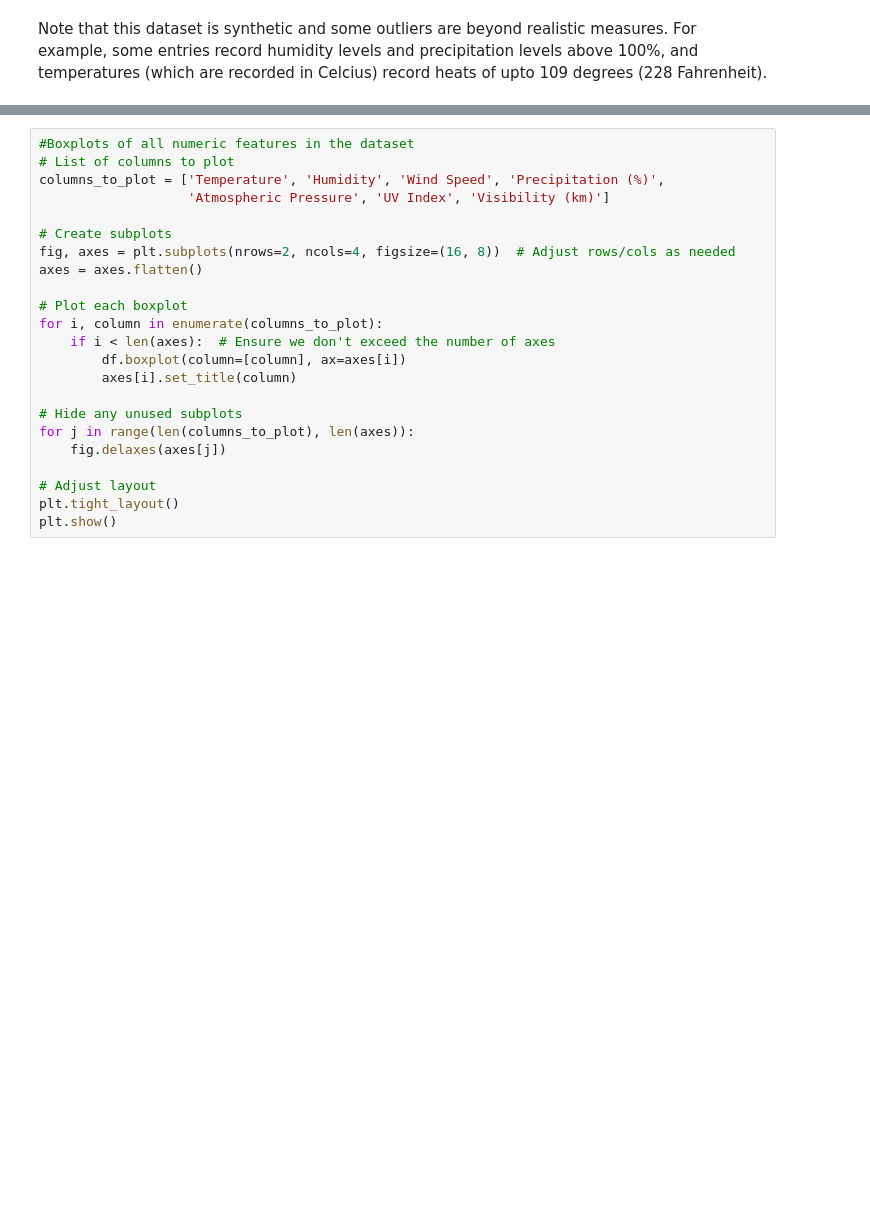
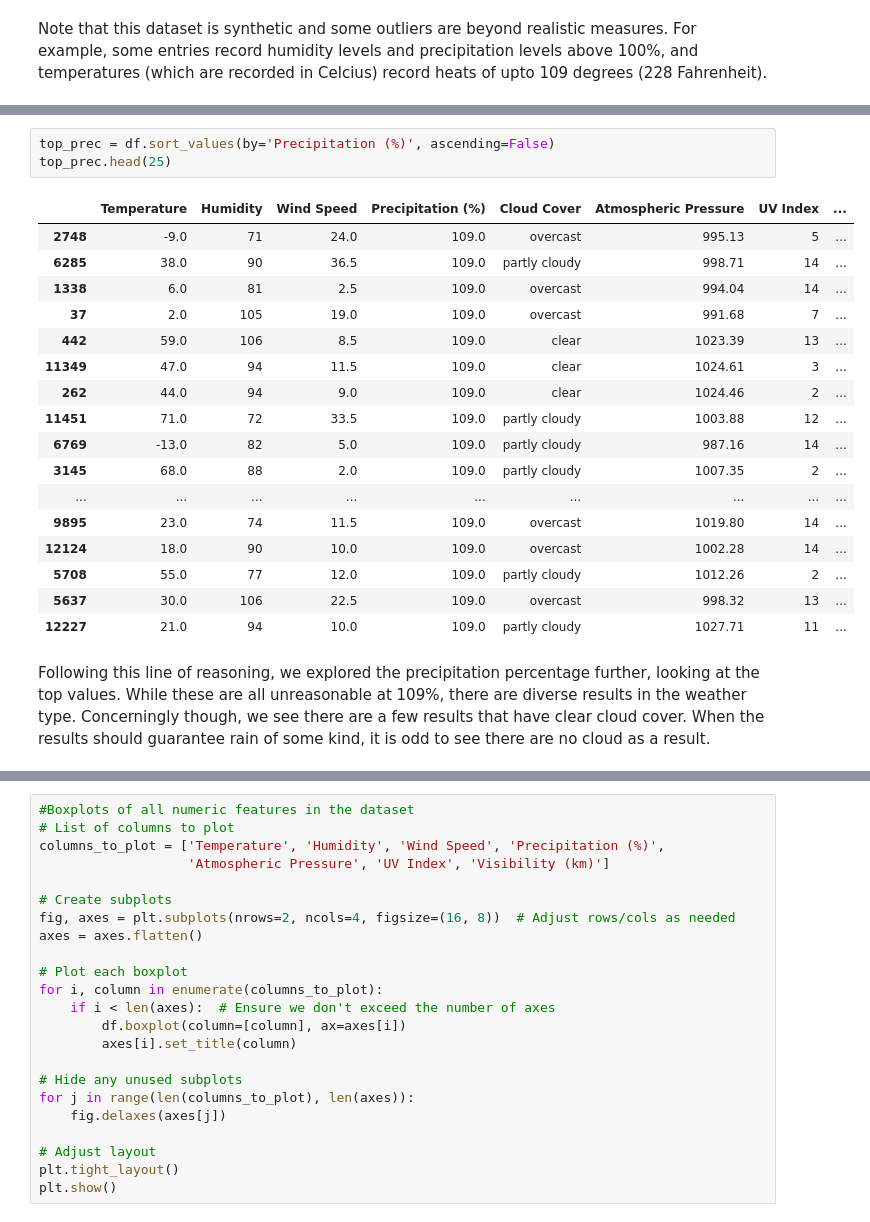
Before and after one commit to rhit-jaegerba/CSSE-MA415-Predicting-Weather, a Jupyter notebook: PrelimWork.ipynb, the cells around one changed output, grey strips where cells are left out. Drawn from its saved outputs; the diff is of its cells as text; blank space fills up the shorter version.

```diff
--- a/PrelimWork.ipynb
+++ b/PrelimWork.ipynb
@@ -110,0 +134,23 @@ Note that this dataset is synthetic and some outliers are beyond realistic measu
+# %%
+top_prec = df.sort_values(by='Precipitation (%)', ascending=False)
+top_prec.head(25)
+# %% [output]
+|  | Temperature | Humidity | Wind Speed | Precipitation (%) | Cloud Cover | Atmospheric Pressure | UV Index | ... |
+| 2748 | -9.0 | 71 | 24.0 | 109.0 | overcast | 995.13 | 5 | ... |
+| 6285 | 38.0 | 90 | 36.5 | 109.0 | partly cloudy | 998.71 | 14 | ... |
+| 1338 | 6.0 | 81 | 2.5 | 109.0 | overcast | 994.04 | 14 | ... |
+| 37 | 2.0 | 105 | 19.0 | 109.0 | overcast | 991.68 | 7 | ... |
+| 442 | 59.0 | 106 | 8.5 | 109.0 | clear | 1023.39 | 13 | ... |
+| 11349 | 47.0 | 94 | 11.5 | 109.0 | clear | 1024.61 | 3 | ... |
+| 262 | 44.0 | 94 | 9.0 | 109.0 | clear | 1024.46 | 2 | ... |
+| 11451 | 71.0 | 72 | 33.5 | 109.0 | partly cloudy | 1003.88 | 12 | ... |
+| 6769 | -13.0 | 82 | 5.0 | 109.0 | partly cloudy | 987.16 | 14 | ... |
+| 3145 | 68.0 | 88 | 2.0 | 109.0 | partly cloudy | 1007.35 | 2 | ... |
+| ... | ... | ... | ... | ... | ... | ... | ... | ... |
+| 9895 | 23.0 | 74 | 11.5 | 109.0 | overcast | 1019.80 | 14 | ... |
+| 12124 | 18.0 | 90 | 10.0 | 109.0 | overcast | 1002.28 | 14 | ... |
+| 5708 | 55.0 | 77 | 12.0 | 109.0 | partly cloudy | 1012.26 | 2 | ... |
+| 5637 | 30.0 | 106 | 22.5 | 109.0 | overcast | 998.32 | 13 | ... |
+| 12227 | 21.0 | 94 | 10.0 | 109.0 | partly cloudy | 1027.71 | 11 | ... |
+# %% [markdown]
+Following this line of reasoning, we explored the precipitation percentage further, looking at the top values. While these are all unreasonable at 109%, there are diverse results in the weather type. Concerningly though, we see there are a few results that have clear cloud cover. When the results should guarantee rain of some kind, it is odd to see there are no cloud as a result.
```
Also changed, not shown: parts of 3 cells of this notebook.
